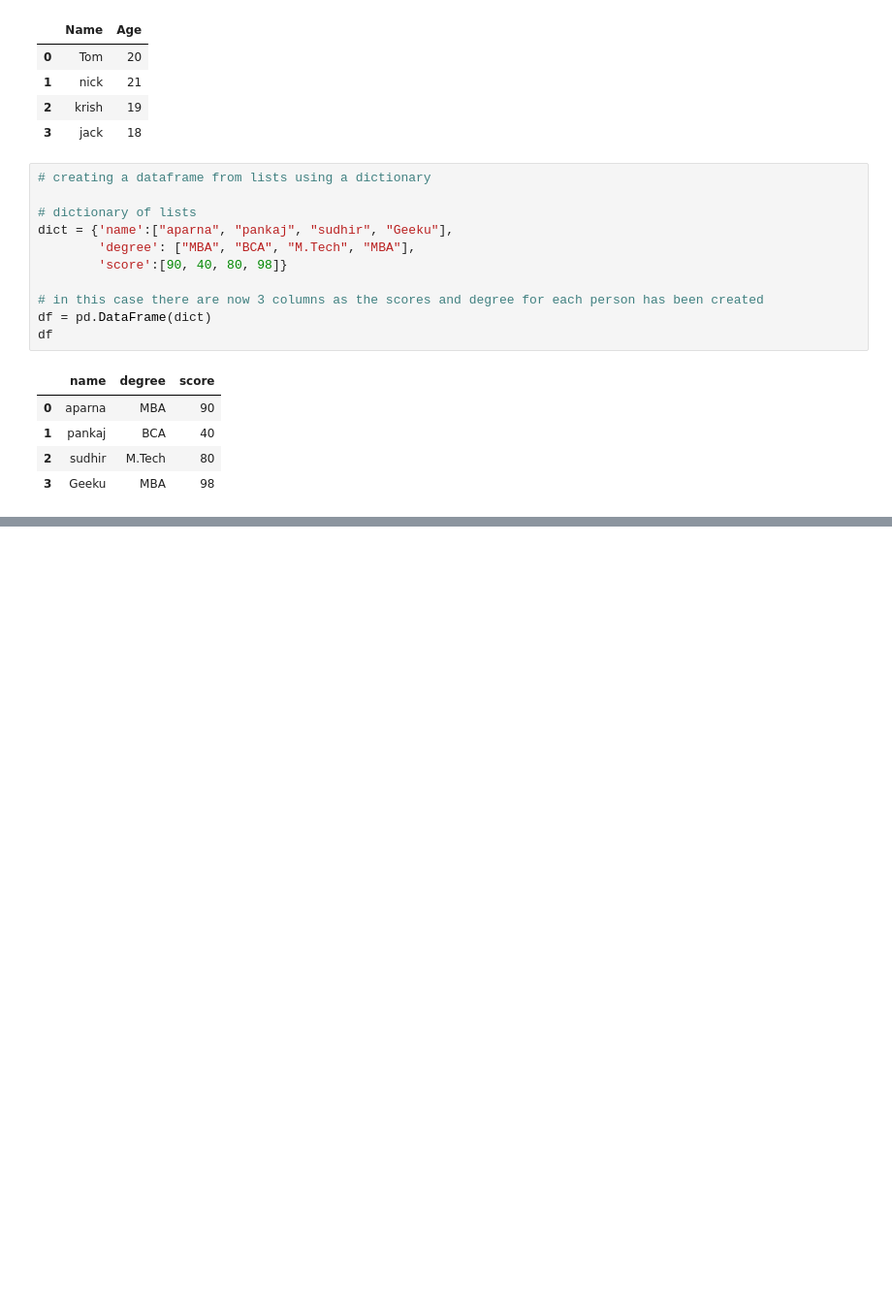
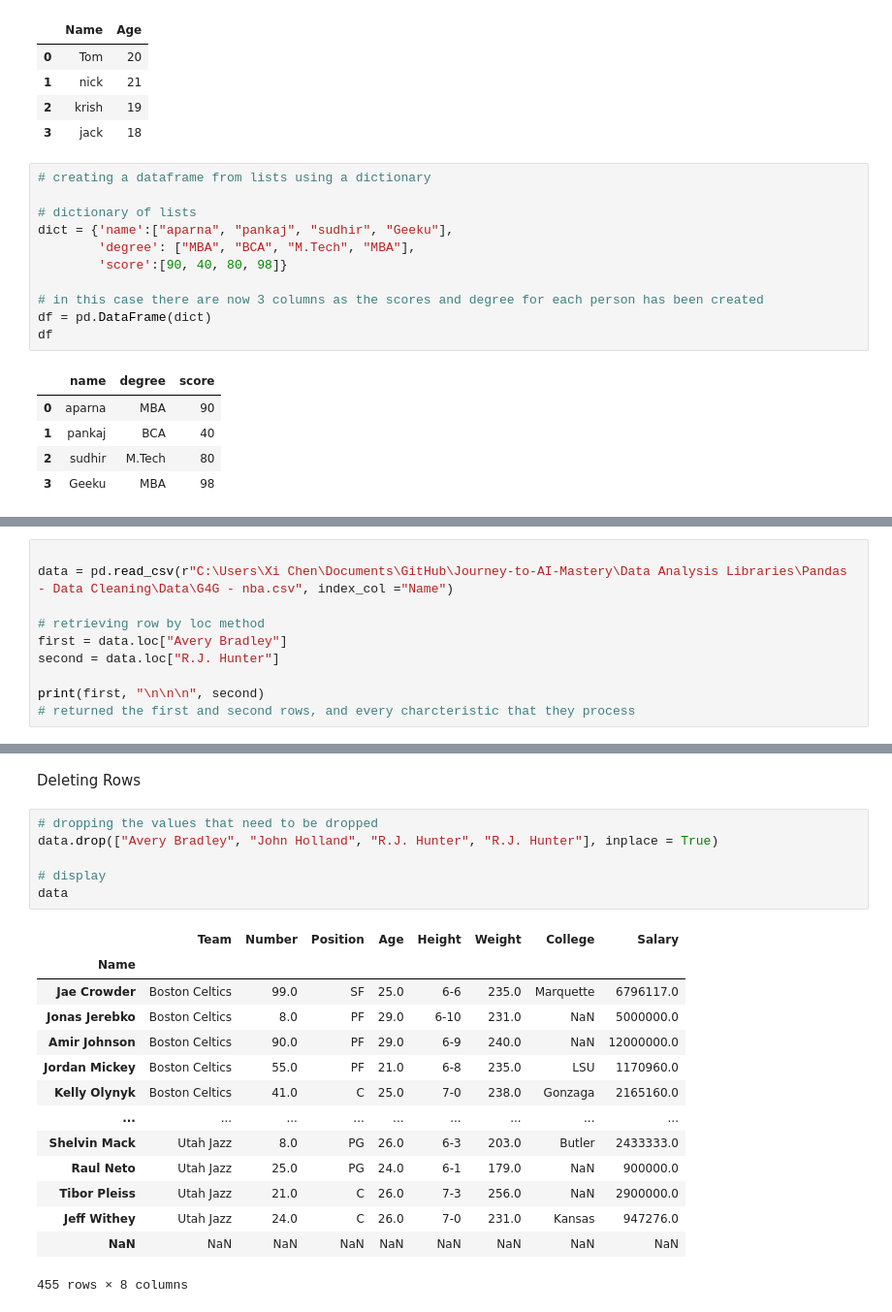
Before and after one commit to Gary-XC/Journey-to-AI-Mastery, a Jupyter notebook: Data Analysis Libraries/Pandas - Data Cleaning/Guide - Geek4Geeks.ipynb, the cells around one changed output, grey strips where cells are left out. Shown at 97% size. Cells and saved outputs as stored; diff of their text form; blank space fills up the shorter version.

```diff
--- a/Data Analysis Libraries/Pandas - Data Cleaning/Guide - Geek4Geeks.ipynb
+++ b/Data Analysis Libraries/Pandas - Data Cleaning/Guide - Geek4Geeks.ipynb
@@ -100,0 +353,10 @@ df
+# %%
+
+data = pd.read_csv(r"C:\Users\Xi Chen\Documents\GitHub\Journey-to-AI-Mastery\Data Analysis Libraries\Pandas - Data Cleaning\Data\G4G - nba.csv", index_col ="Name")
+
+# retrieving row by loc method
+first = data.loc["Avery Bradley"]
+second = data.loc["R.J. Hunter"]
+
+print(first, "\n\n\n", second)
+# returned the first and second rows, and every charcteristic that they process
@@ -100,0 +403,23 @@ df
+# %% [markdown]
+Deleting Rows
+# %%
+# dropping the values that need to be dropped
+data.drop(["Avery Bradley", "John Holland", "R.J. Hunter", "R.J. Hunter"], inplace = True)
+
+# display
+data
+# %% [output]
+|  | Team | Number | Position | Age | Height | Weight | College | Salary |
+| Name |  |  |  |  |  |  |  |  |
+| Jae Crowder | Boston Celtics | 99.0 | SF | 25.0 | 6-6 | 235.0 | Marquette | 6796117.0 |
+| Jonas Jerebko | Boston Celtics | 8.0 | PF | 29.0 | 6-10 | 231.0 | NaN | 5000000.0 |
+| Amir Johnson | Boston Celtics | 90.0 | PF | 29.0 | 6-9 | 240.0 | NaN | 12000000.0 |
+| Jordan Mickey | Boston Celtics | 55.0 | PF | 21.0 | 6-8 | 235.0 | LSU | 1170960.0 |
+| Kelly Olynyk | Boston Celtics | 41.0 | C | 25.0 | 7-0 | 238.0 | Gonzaga | 2165160.0 |
+| ... | ... | ... | ... | ... | ... | ... | ... | ... |
+| Shelvin Mack | Utah Jazz | 8.0 | PG | 26.0 | 6-3 | 203.0 | Butler | 2433333.0 |
+| Raul Neto | Utah Jazz | 25.0 | PG | 24.0 | 6-1 | 179.0 | NaN | 900000.0 |
+| Tibor Pleiss | Utah Jazz | 21.0 | C | 26.0 | 7-3 | 256.0 | NaN | 2900000.0 |
+| Jeff Withey | Utah Jazz | 24.0 | C | 26.0 | 7-0 | 231.0 | Kansas | 947276.0 |
+| NaN | NaN | NaN | NaN | NaN | NaN | NaN | NaN | NaN |
+455 rows × 8 columns
```
Also changed, not shown: parts of 28 cells of this notebook, 1 other file.
